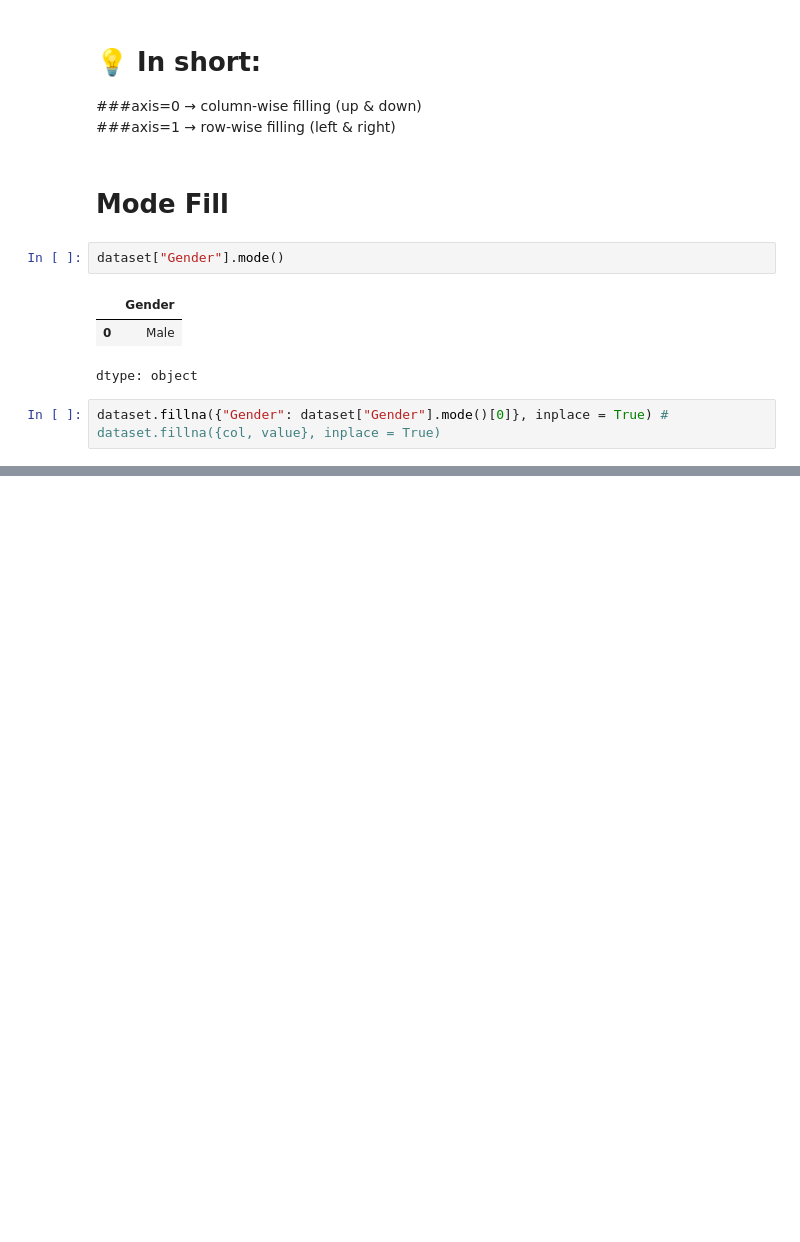
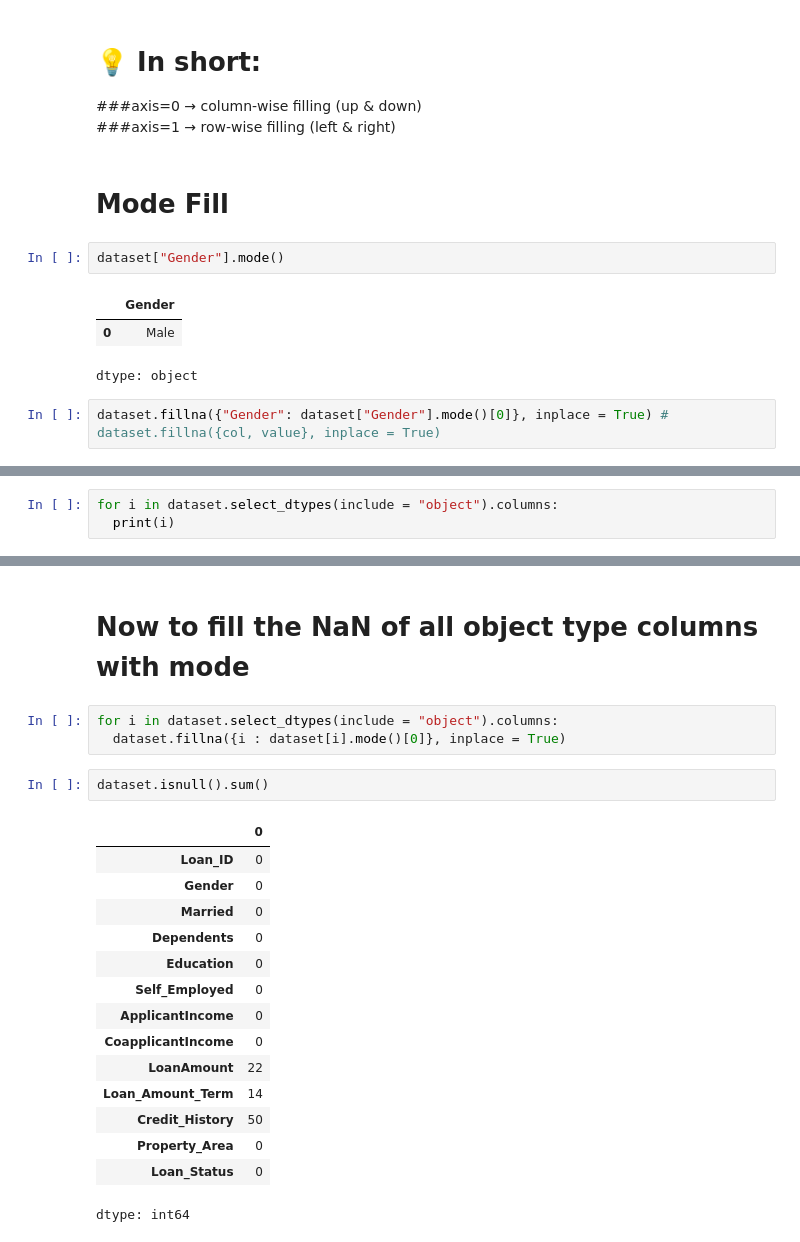
Before and after one commit to Ahiraf/Data_Science_Basics, a Jupyter notebook: 10_Handling_Missing_values(Inputing_Category_Data).ipynb, the cells around one changed output, grey strips where cells are left out. Saved outputs shown, nothing was run; the diff lists cells and outputs as text; blank space fills up the shorter version.

```diff
--- a/10_Handling_Missing_values(Inputing_Category_Data).ipynb
+++ b/10_Handling_Missing_values(Inputing_Category_Data).ipynb
@@ -155,0 +216,3 @@ To Fill All the NaN values of Object type data with mode
+# %%
+for i in dataset.select_dtypes(include = "object").columns:
+  print(i)
@@ -155,0 +228,23 @@ To Fill All the NaN values of Object type data with mode
+# %% [markdown]
+# **Now to fill the NaN of all object type columns with mode**
+# %%
+for i in dataset.select_dtypes(include = "object").columns:
+  dataset.fillna({i : dataset[i].mode()[0]}, inplace = True)
+# %%
+dataset.isnull().sum()
+# %% [output]
+|  | 0 |
+| Loan_ID | 0 |
+| Gender | 0 |
+| Married | 0 |
+| Dependents | 0 |
+| Education | 0 |
+| Self_Employed | 0 |
+| ApplicantIncome | 0 |
+| CoapplicantIncome | 0 |
+| LoanAmount | 22 |
+| Loan_Amount_Term | 14 |
+| Credit_History | 50 |
+| Property_Area | 0 |
+| Loan_Status | 0 |
+dtype: int64
```
Also changed, not shown: parts of 9 cells of this notebook.
